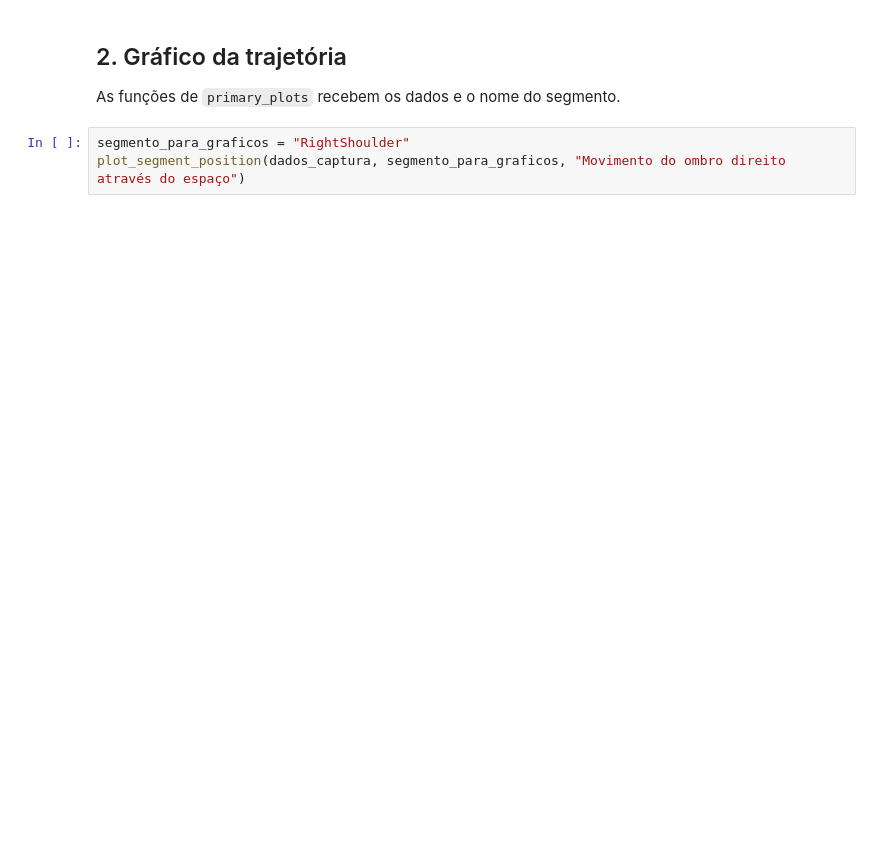
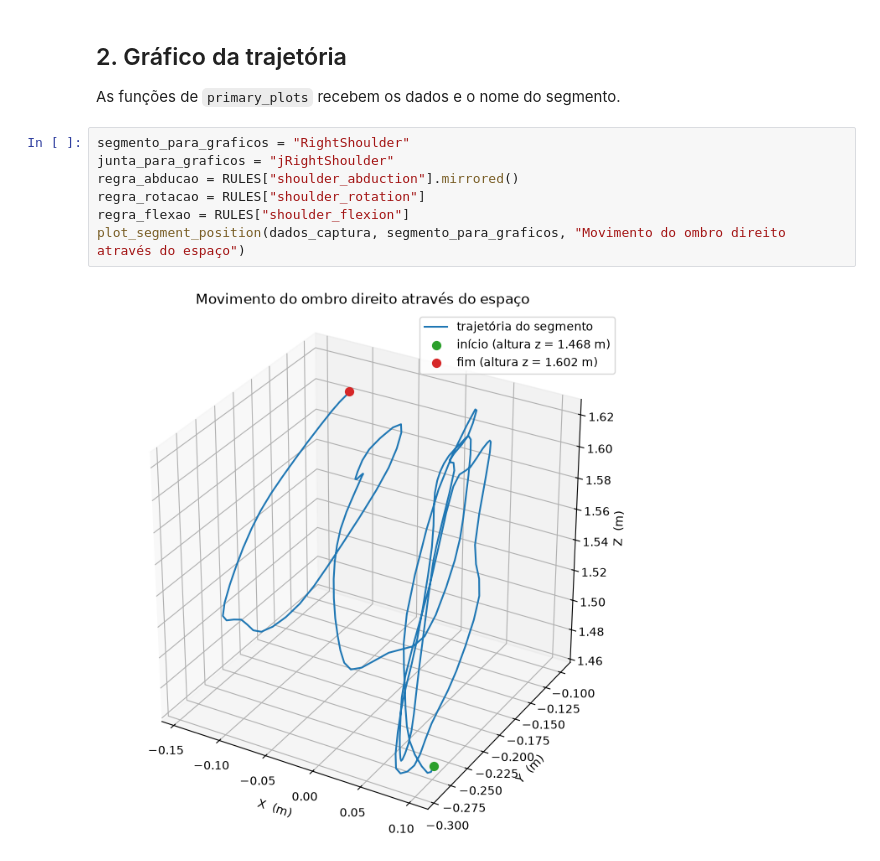
Before and after one commit to Yoguti/mvnview, a Jupyter notebook: examples/plots-simples.ipynb, the cells around one changed output. Saved outputs shown, nothing was run; the diff lists cells and outputs as text; blank space fills up the shorter version.

```diff
--- a/examples/plots-simples.ipynb
+++ b/examples/plots-simples.ipynb
@@ -49,6 +52,12 @@ print(f"Arquivo carregado: {arquivo_npz_convertido.name}")
 As funções de `primary_plots` recebem os dados e o nome do segmento.
 # %%
 segmento_para_graficos = "RightShoulder"
+junta_para_graficos = "jRightShoulder"
+regra_abducao = RULES["shoulder_abduction"].mirrored()
+regra_rotacao = RULES["shoulder_rotation"]
+regra_flexao = RULES["shoulder_flexion"]
 plot_segment_position(dados_captura, segmento_para_graficos, "Movimento do ombro direito através do espaço")
+# %% [output]
+[figure, added]
 # %%
 plot_flat_segment_position(dados_captura, segmento_para_graficos, "Movimento plano do ombro direito")
```
Also changed, not shown: parts of 8 cells of this notebook, 2 other files.
